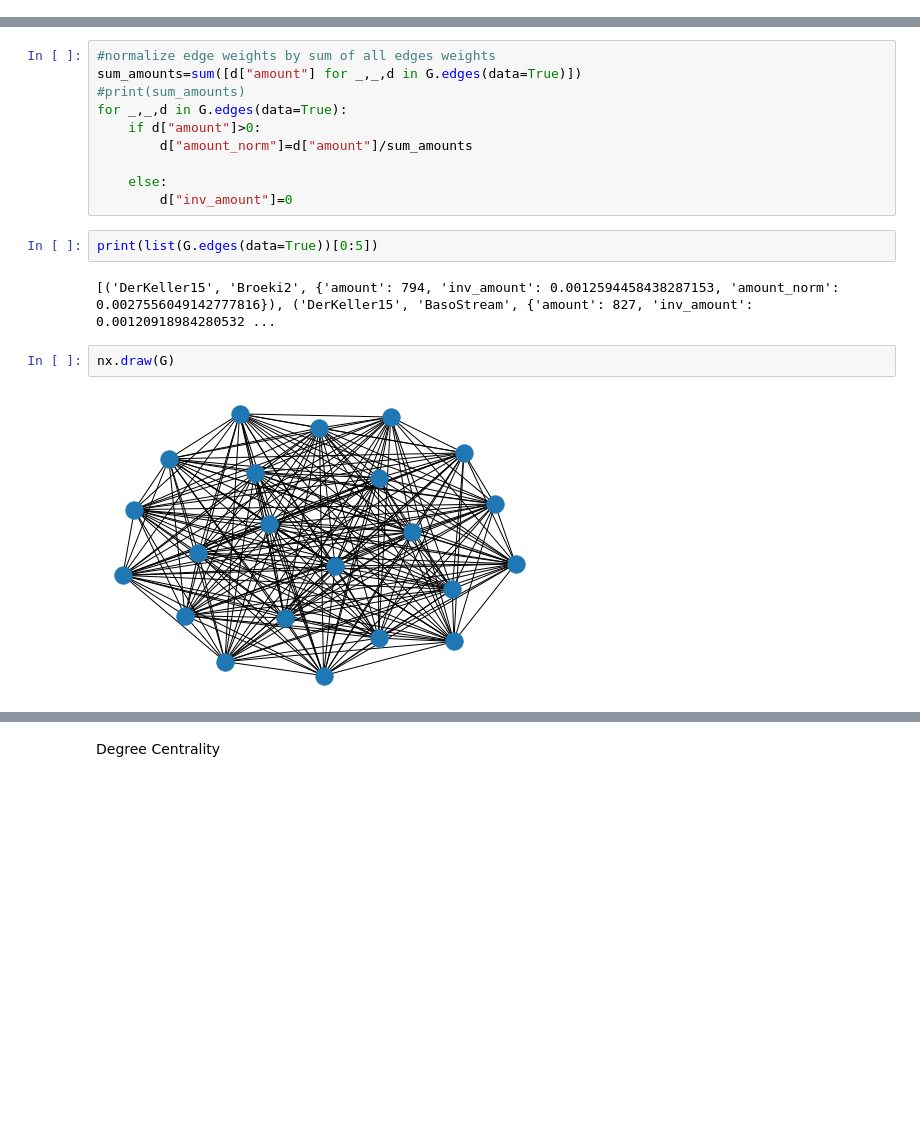
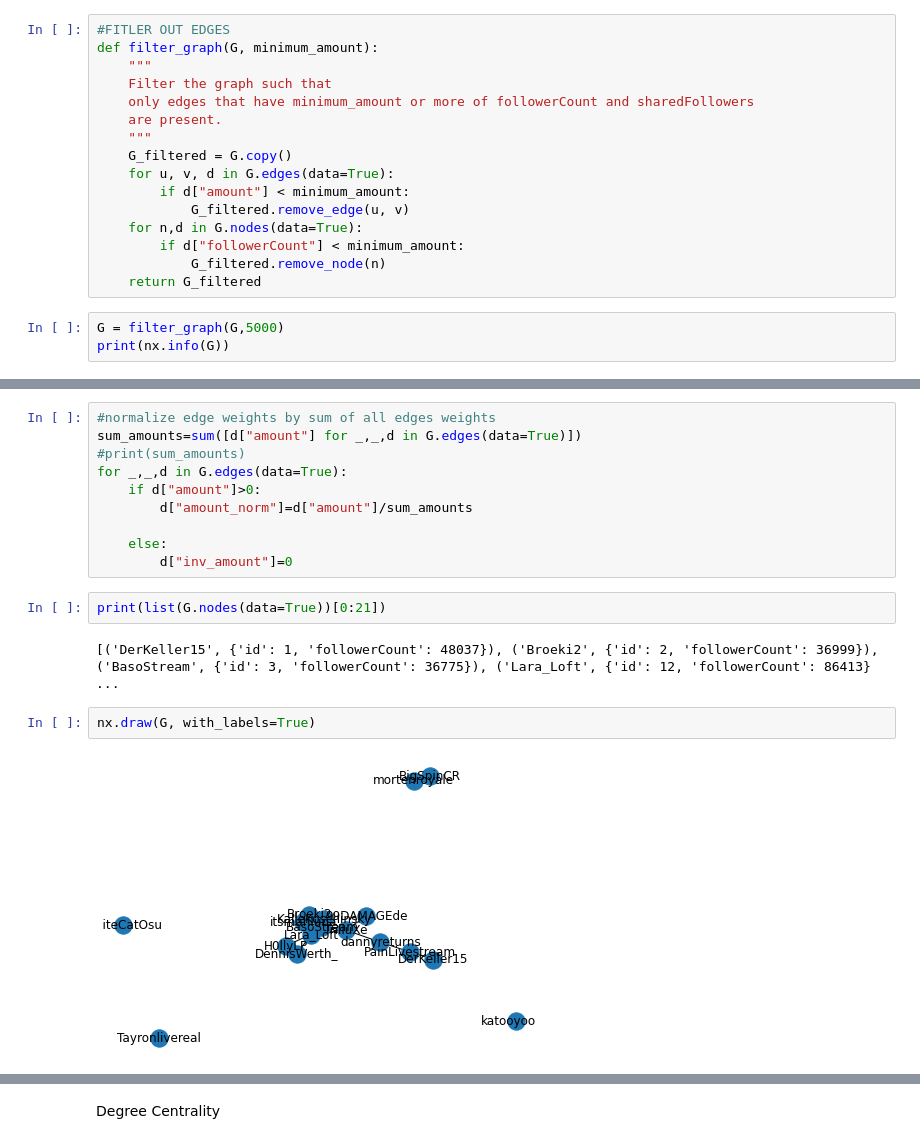
Before and after one commit to Silasueber/project2021, a Jupyter notebook: basic_graph_analysis.ipynb, the cells around one changed output, grey strips where cells are left out. Cells and saved outputs as stored; diff of their text form; blank space fills up the shorter version.

```diff
--- a/basic_graph_analysis.ipynb
+++ b/basic_graph_analysis.ipynb
@@ -31,3 +33,22 @@ Type: Graph
 Number of nodes: 22
 Number of edges: 231
 Average degree:  21.0000
+# %%
+#FITLER OUT EDGES
+def filter_graph(G, minimum_amount):
+    """
+    Filter the graph such that
+    only edges that have minimum_amount or more of followerCount and sharedFollowers
+    are present.
+    """
+    G_filtered = G.copy()
+    for u, v, d in G.edges(data=True):
+        if d["amount"] < minimum_amount:
+            G_filtered.remove_edge(u, v)
+    for n,d in G.nodes(data=True):
+        if d["followerCount"] < minimum_amount:
+            G_filtered.remove_node(n)
+    return G_filtered
+# %%
+G = filter_graph(G,5000)
+print(nx.info(G))
@@ -50,10 +77,10 @@ for _,_,d in G.edges(data=True):
     else:
         d["inv_amount"]=0
 # %%
-print(list(G.edges(data=True))[0:5])
+print(list(G.nodes(data=True))[0:21])
 # %% [output]
-[('DerKeller15', 'Broeki2', {'amount': 794, 'inv_amount': 0.0012594458438287153, 'amount_norm': 0.0027556049142777816}), ('DerKeller15', 'BasoStream', {'amount': 827, 'inv_amount': 0.00120918984280532 ...
+[('DerKeller15', {'id': 1, 'followerCount': 48037}), ('Broeki2', {'id': 2, 'followerCount': 36999}), ('BasoStream', {'id': 3, 'followerCount': 36775}), ('Lara_Loft', {'id': 12, 'followerCount': 86413} ...
 # %%
-nx.draw(G)
+nx.draw(G, with_labels=True)
 # %% [output]
-[figure, old version]
+[figure, new version]
```
Also changed, not shown: parts of 23 cells of this notebook.
